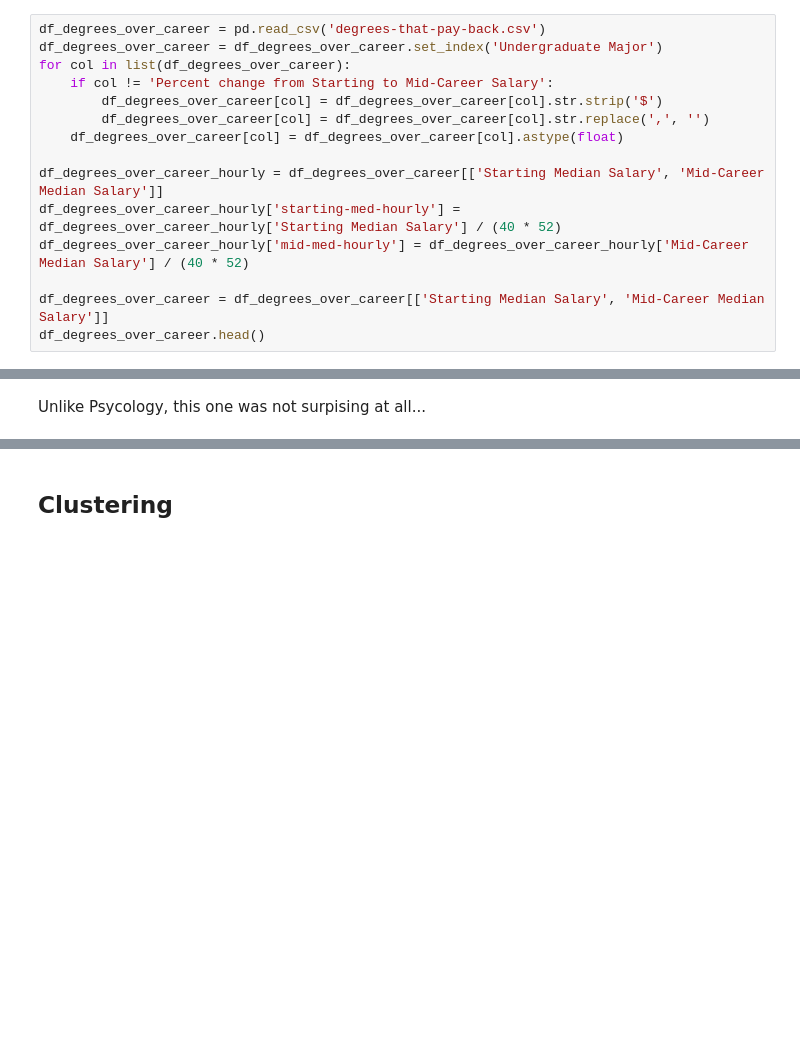
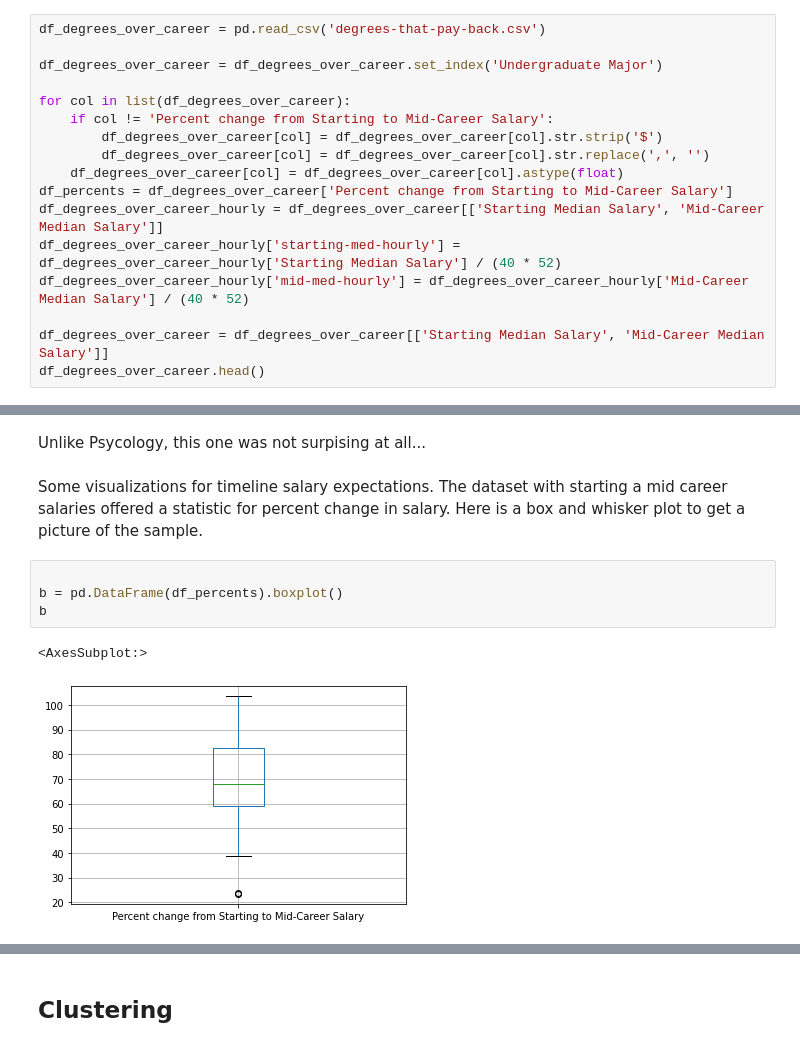
Before and after one commit to claravox/CSC466-project, a Jupyter notebook: Final_466.ipynb, the cells around one changed output, grey strips where cells are left out. Saved outputs shown, nothing was run; the diff lists cells and outputs as text; blank space fills up the shorter version.

```diff
--- a/Final_466.ipynb
+++ b/Final_466.ipynb
@@ -71,13 +71,15 @@ living_wage_by_major.head()
 |  |  | Architectural Engineering | 8804190 | 8175133 | 300.5 | 29298 | 20.0 | ... |
 # %%
 df_degrees_over_career = pd.read_csv('degrees-that-pay-back.csv')
+
 df_degrees_over_career = df_degrees_over_career.set_index('Undergraduate Major')
+
 for col in list(df_degrees_over_career):
     if col != 'Percent change from Starting to Mid-Career Salary':
         df_degrees_over_career[col] = df_degrees_over_career[col].str.strip('$')
         df_degrees_over_career[col] = df_degrees_over_career[col].str.replace(',', '')
     df_degrees_over_career[col] = df_degrees_over_career[col].astype(float)
-
+df_percents = df_degrees_over_career['Percent change from Starting to Mid-Career Salary']
 df_degrees_over_career_hourly = df_degrees_over_career[['Starting Median Salary', 'Mid-Career Median Salary']]
 df_degrees_over_career_hourly['starting-med-hourly'] = df_degrees_over_career_hourly['Starting Median Salary'] / (40 * 52)
 df_degrees_over_career_hourly['mid-med-hourly'] = df_degrees_over_career_hourly['Mid-Career Median Salary'] / (40 * 52)
@@ -705,3 +731,12 @@ South Dakota      14
 Name: State, dtype: int64
 # %% [markdown]
 Unlike Psycology, this one was not surpising at all...
+# %% [markdown]
+Some visualizations for timeline salary expectations. The dataset with starting a mid career salaries offered a statistic for percent change in salary. Here is a box and whisker plot to get a picture of the sample.
+# %%
+
+b = pd.DataFrame(df_percents).boxplot()
+b
+# %% [output]
+<AxesSubplot:>
+[figure, added]
```
Also changed, not shown: parts of 39 cells of this notebook.
